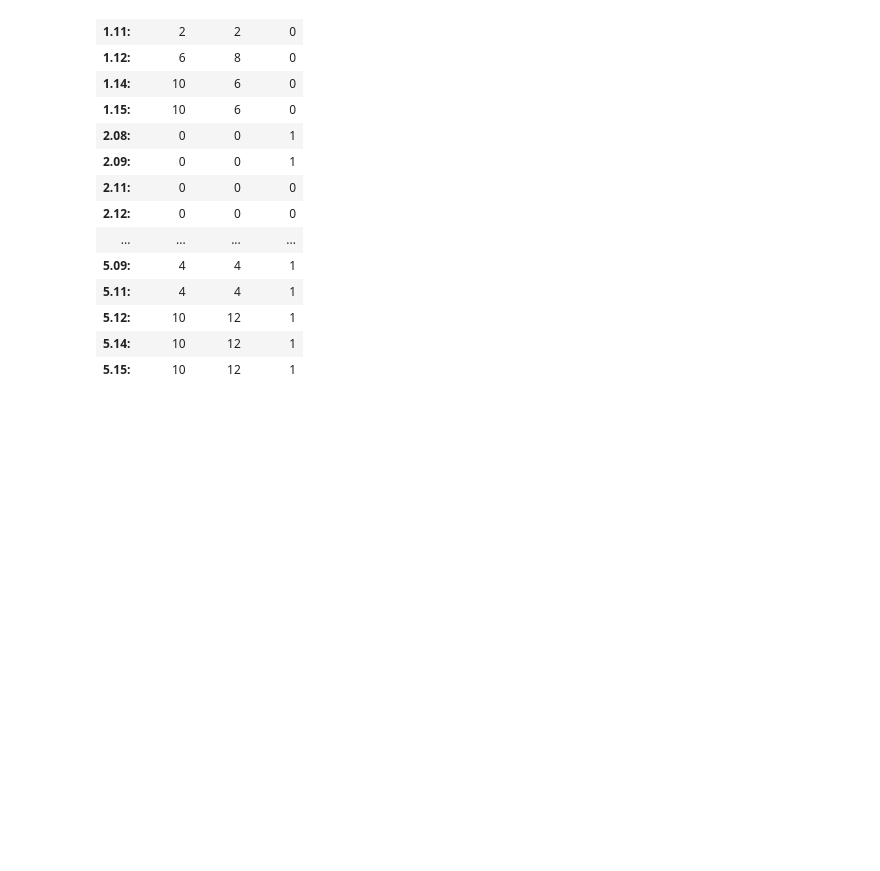
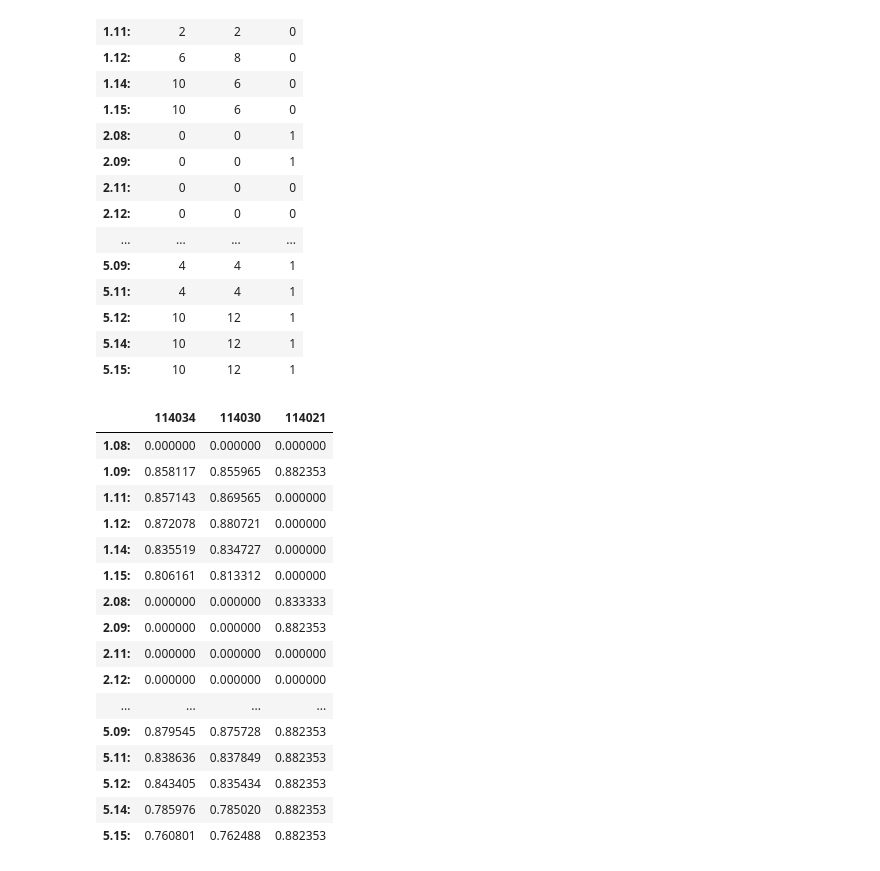
Before and after one commit to evgeny-kolonsky/timetable_validity, a Jupyter notebook: Timetable2.ipynb, the cells around one changed output. Cells and saved outputs as stored; diff of their text form; code cells hidden in the pictures; blank space fills up the shorter version.

```diff
--- a/Timetable2.ipynb
+++ b/Timetable2.ipynb
@@ -355,8 +406,9 @@ tracks['114030'] = ['00440252', '01040013', '01040038','01040136', '01040076'] #
 tracks['114021'] = ['01040281','01040168', '01040076'] # Physics + Math
 
 ratings = {}
+scores = {}
 for lab_course_id in tracks.keys():
-  ratings[lab_course_id], _ = find_feasible_groups(tracks[lab_course_id], lab_course_id)
+  ratings[lab_course_id], scores[lab_course_id], _ = find_feasible_groups(tracks[lab_course_id], lab_course_id)
 # %% [output]
 WARNING! Courses not found in catalogue: ['01040076']
 WARNING! Courses not found in catalogue: ['01040076']
@@ -386,3 +438,24 @@ ratings_pd
 | 5.12: | 10 | 12 | 1 |
 | 5.14: | 10 | 12 | 1 |
 | 5.15: | 10 | 12 | 1 |
+# %%
+scores_pd = pd.DataFrame(scores)
+scores_pd
+# %% [output]
+|  | 114034 | 114030 | 114021 |
+| 1.08: | 0.000000 | 0.000000 | 0.000000 |
+| 1.09: | 0.858117 | 0.855965 | 0.882353 |
+| 1.11: | 0.857143 | 0.869565 | 0.000000 |
+| 1.12: | 0.872078 | 0.880721 | 0.000000 |
+| 1.14: | 0.835519 | 0.834727 | 0.000000 |
+| 1.15: | 0.806161 | 0.813312 | 0.000000 |
+| 2.08: | 0.000000 | 0.000000 | 0.833333 |
+| 2.09: | 0.000000 | 0.000000 | 0.882353 |
+| 2.11: | 0.000000 | 0.000000 | 0.000000 |
+| 2.12: | 0.000000 | 0.000000 | 0.000000 |
+| ... | ... | ... | ... |
+| 5.09: | 0.879545 | 0.875728 | 0.882353 |
+| 5.11: | 0.838636 | 0.837849 | 0.882353 |
+| 5.12: | 0.843405 | 0.835434 | 0.882353 |
+| 5.14: | 0.785976 | 0.785020 | 0.882353 |
+| 5.15: | 0.760801 | 0.762488 | 0.882353 |
```
Also changed, not shown: parts of 6 cells of this notebook.
